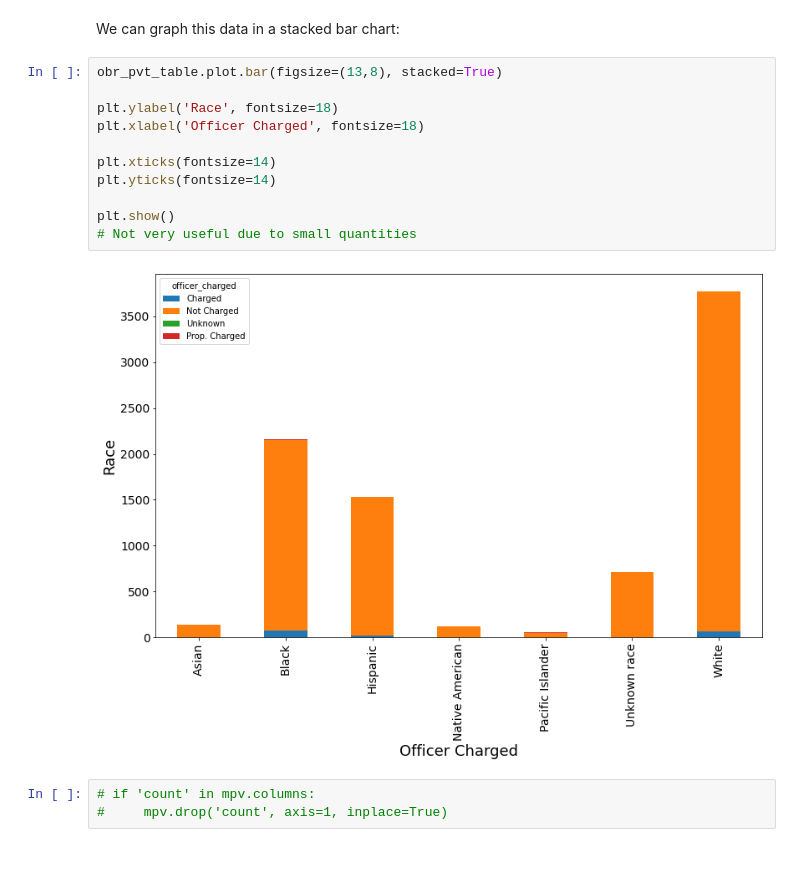
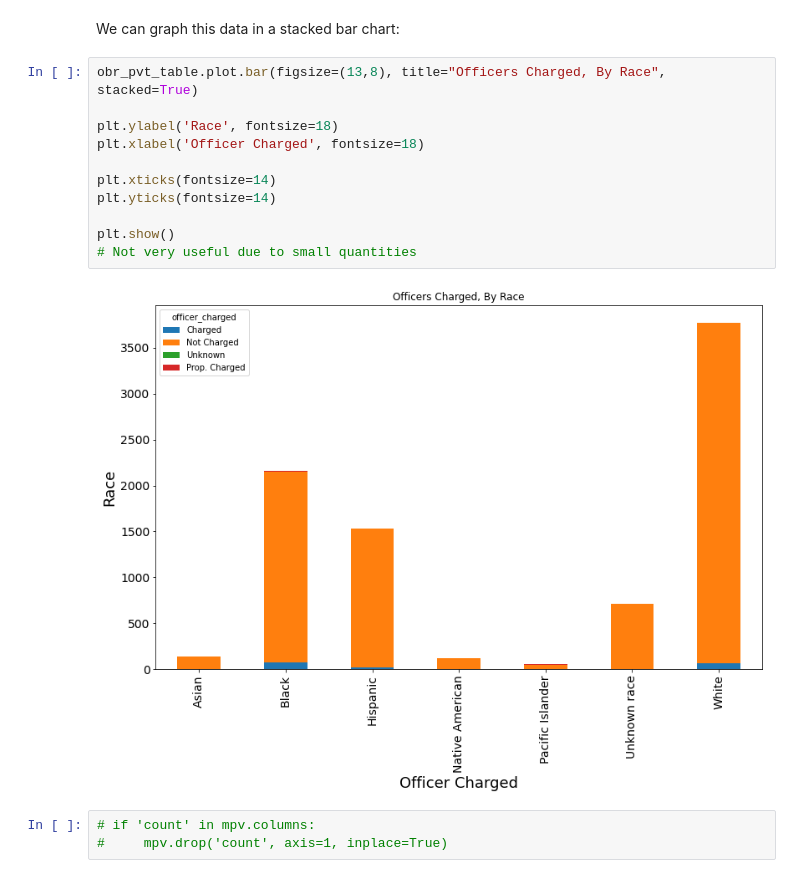
Before and after one commit to dowoma/DDS_BLM, a Jupyter notebook: data_cleaning_eda.ipynb, the cells around one changed output. Cells and saved outputs as stored; diff of their text form.

```diff
--- a/data_cleaning_eda.ipynb
+++ b/data_cleaning_eda.ipynb
@@ -448,18 +432,18 @@ obr_pvt_table
 # %% [markdown]
 We can graph this data in a stacked bar chart:
 # %%
-obr_pvt_table.plot.bar(figsize=(13,8), stacked=True)
+obr_pvt_table.plot.bar(figsize=(13,8), title="Officers Charged, By Race", stacked=True)
 
 plt.ylabel('Race', fontsize=18)
 plt.xlabel('Officer Charged', fontsize=18)
 
 plt.xticks(fontsize=14)
 plt.yticks(fontsize=14)
 
 plt.show()
 # Not very useful due to small quantities
 # %% [output]
-[figure, old version]
+[figure, new version]
 # %%
 # if 'count' in mpv.columns:
 #     mpv.drop('count', axis=1, inplace=True)
```
Also changed, not shown: parts of 10 cells of this notebook.
